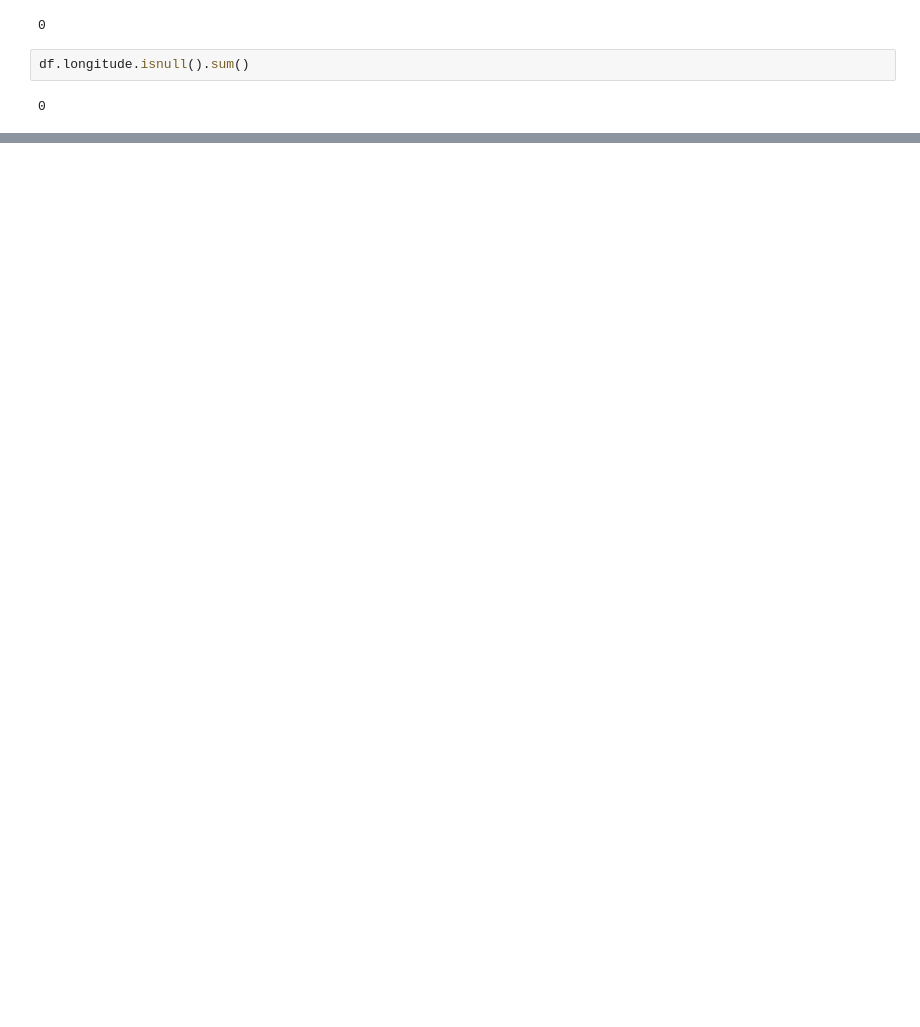
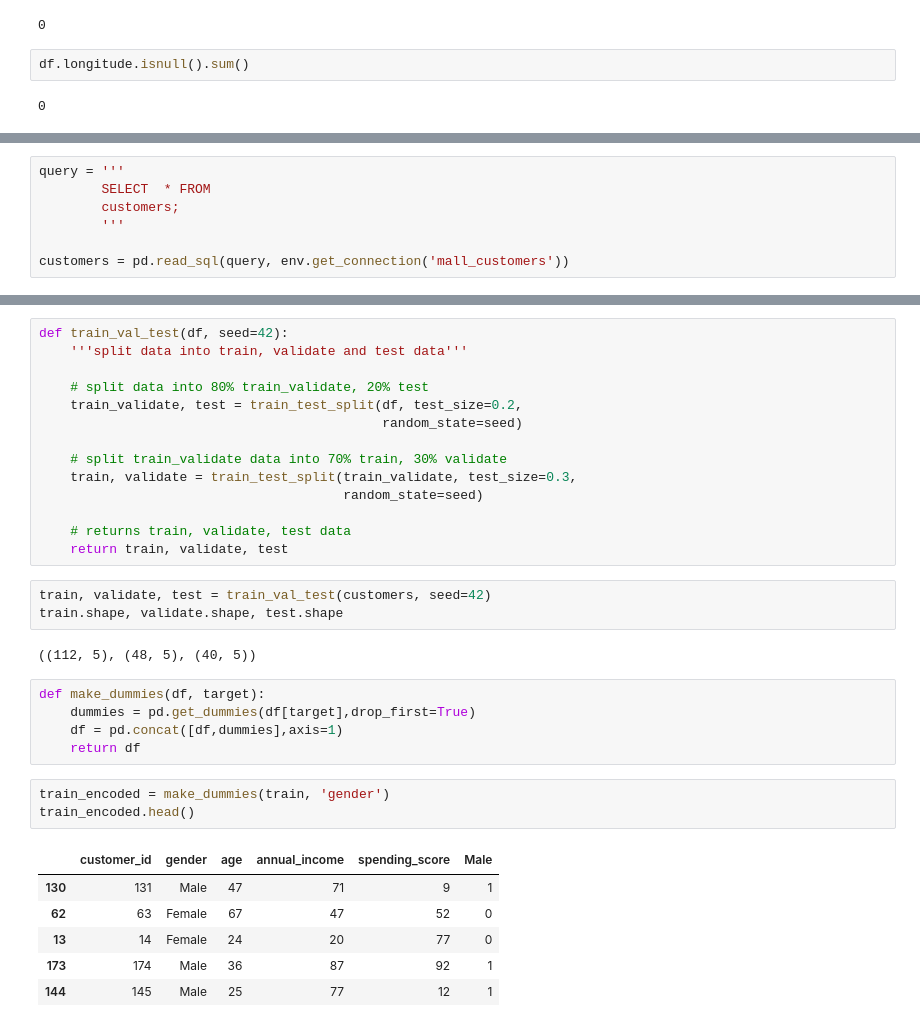
Before and after one commit to devgurung141/clustering-exercises, a Jupyter notebook: zillow.ipynb, the cells around one changed output, grey strips where cells are left out. Drawn from its saved outputs; the diff is of its cells as text; blank space fills up the shorter version.

```diff
--- a/zillow.ipynb
+++ b/zillow.ipynb
@@ -114,0 +224,7 @@ df.longitude.isnull().sum()
+# %%
+query = '''
+        SELECT  * FROM
+        customers;
+        '''
+
+customers = pd.read_sql(query, env.get_connection('mall_customers'))
@@ -114,0 +275,34 @@ df.longitude.isnull().sum()
+# %%
+def train_val_test(df, seed=42):
+    '''split data into train, validate and test data'''
+
+    # split data into 80% train_validate, 20% test
+    train_validate, test = train_test_split(df, test_size=0.2,
+                                            random_state=seed)
+
+    # split train_validate data into 70% train, 30% validate
+    train, validate = train_test_split(train_validate, test_size=0.3,
+                                       random_state=seed)
+
+    # returns train, validate, test data
+    return train, validate, test
+# %%
+train, validate, test = train_val_test(customers, seed=42)
+train.shape, validate.shape, test.shape
+# %% [output]
+((112, 5), (48, 5), (40, 5))
+# %%
+def make_dummies(df, target):
+    dummies = pd.get_dummies(df[target],drop_first=True)
+    df = pd.concat([df,dummies],axis=1)
+    return df
+# %%
+train_encoded = make_dummies(train, 'gender')
+train_encoded.head()
+# %% [output]
+|  | customer_id | gender | age | annual_income | spending_score | Male |
+| 130 | 131 | Male | 47 | 71 | 9 | 1 |
+| 62 | 63 | Female | 67 | 47 | 52 | 0 |
+| 13 | 14 | Female | 24 | 20 | 77 | 0 |
+| 173 | 174 | Male | 36 | 87 | 92 | 1 |
+| 144 | 145 | Male | 25 | 77 | 12 | 1 |
```
Also changed, not shown: parts of 33 cells of this notebook.
